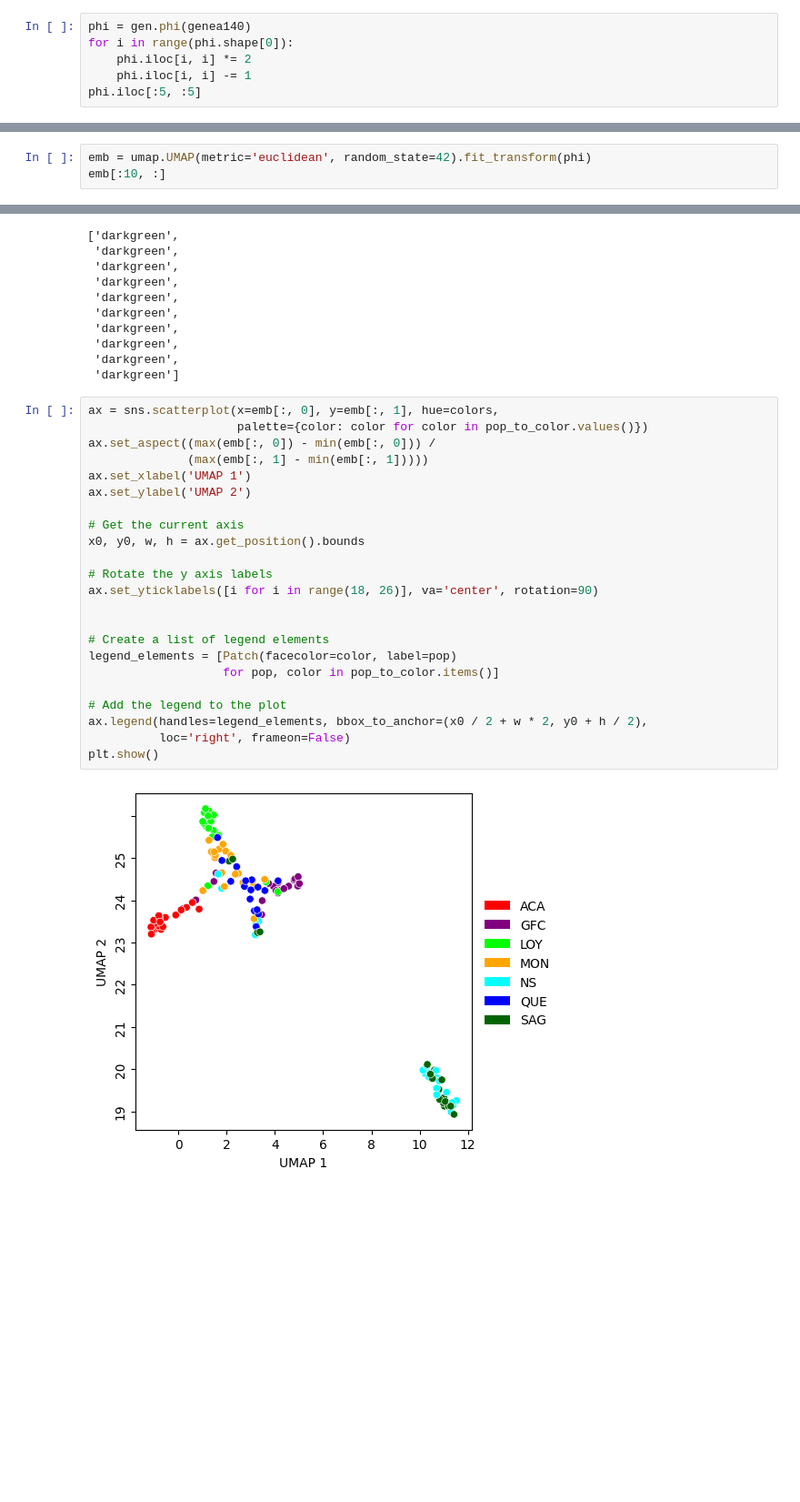
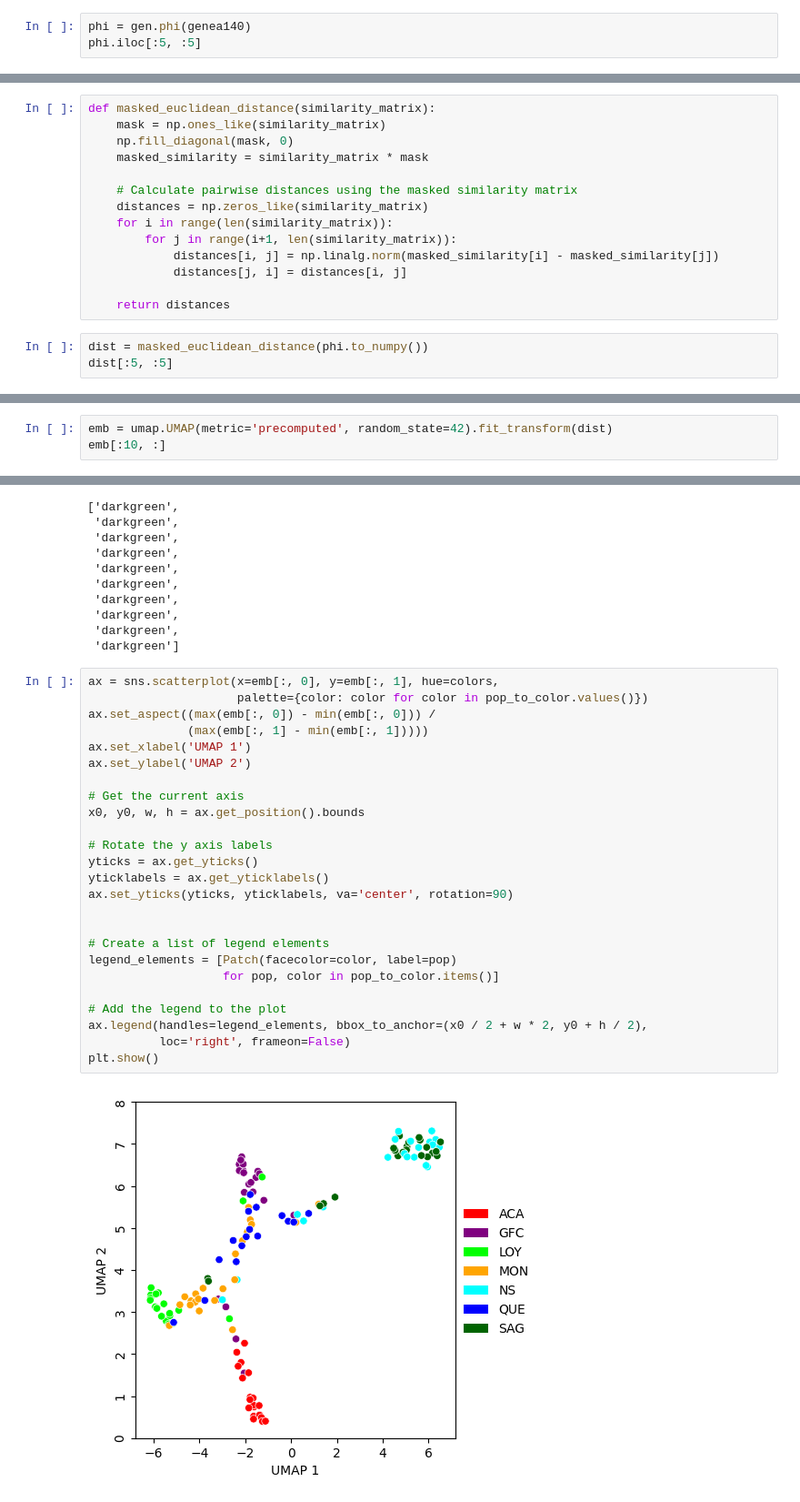
Before and after one commit to Genopop/geneakit, a Jupyter notebook: examples/kinship_umap.ipynb, the cells around one changed output, grey strips where cells are left out. Shown at 91% size. Saved outputs shown, nothing was run; the diff lists cells and outputs as text; blank space fills up the shorter version.

Commit message:
Use a masked Euclidean distance to ignore the diagonal

```diff
--- a/examples/kinship_umap.ipynb
+++ b/examples/kinship_umap.ipynb
@@ -76,8 +77,5 @@ Now let's compute the pairwise kinship coefficients. On a recent computer, it sh
 # %%
 phi = gen.phi(genea140)
-for i in range(phi.shape[0]):
-    phi.iloc[i, i] *= 2
-    phi.iloc[i, i] -= 1
 phi.iloc[:5, :5]
 # %% [output]
 |  | 217891 | 218089 | 219947 | 288708 | 288764 |
@@ -96,0 +97,17 @@ You will require at least 2.84 GB of RAM.
+# %%
+def masked_euclidean_distance(similarity_matrix):
+    mask = np.ones_like(similarity_matrix)
+    np.fill_diagonal(mask, 0)
+    masked_similarity = similarity_matrix * mask
+
+    # Calculate pairwise distances using the masked similarity matrix
+    distances = np.zeros_like(similarity_matrix)
+    for i in range(len(similarity_matrix)):
+        for j in range(i+1, len(similarity_matrix)):
+            distances[i, j] = np.linalg.norm(masked_similarity[i] - masked_similarity[j])
+            distances[j, i] = distances[i, j]
+
+    return distances
+# %%
+dist = masked_euclidean_distance(phi.to_numpy())
+dist[:5, :5]
@@ -97,4 +120,4 @@ You will require at least 2.84 GB of RAM.
 # %%
-emb = umap.UMAP(metric='euclidean', random_state=42).fit_transform(phi)
+emb = umap.UMAP(metric='precomputed', random_state=42).fit_transform(dist)
 emb[:10, :]
 # %% [output]
@@ -179,25 +202,27 @@ colors[:10]
 # %%
 ax = sns.scatterplot(x=emb[:, 0], y=emb[:, 1], hue=colors,
                      palette={color: color for color in pop_to_color.values()})
 ax.set_aspect((max(emb[:, 0]) - min(emb[:, 0])) /
               (max(emb[:, 1] - min(emb[:, 1]))))
 ax.set_xlabel('UMAP 1')
 ax.set_ylabel('UMAP 2')
 
 # Get the current axis
 x0, y0, w, h = ax.get_position().bounds
 
 # Rotate the y axis labels
-ax.set_yticklabels([i for i in range(18, 26)], va='center', rotation=90)
+yticks = ax.get_yticks()
+yticklabels = ax.get_yticklabels()
+ax.set_yticks(yticks, yticklabels, va='center', rotation=90)
 
 
 # Create a list of legend elements
 legend_elements = [Patch(facecolor=color, label=pop)
                    for pop, color in pop_to_color.items()]
 
 # Add the legend to the plot
 ax.legend(handles=legend_elements, bbox_to_anchor=(x0 / 2 + w * 2, y0 + h / 2),
           loc='right', frameon=False)
 plt.show()
 # %% [output]
-[figure, old version]
+[figure, new version]
```
Also changed, not shown: parts of 7 cells of this notebook.
